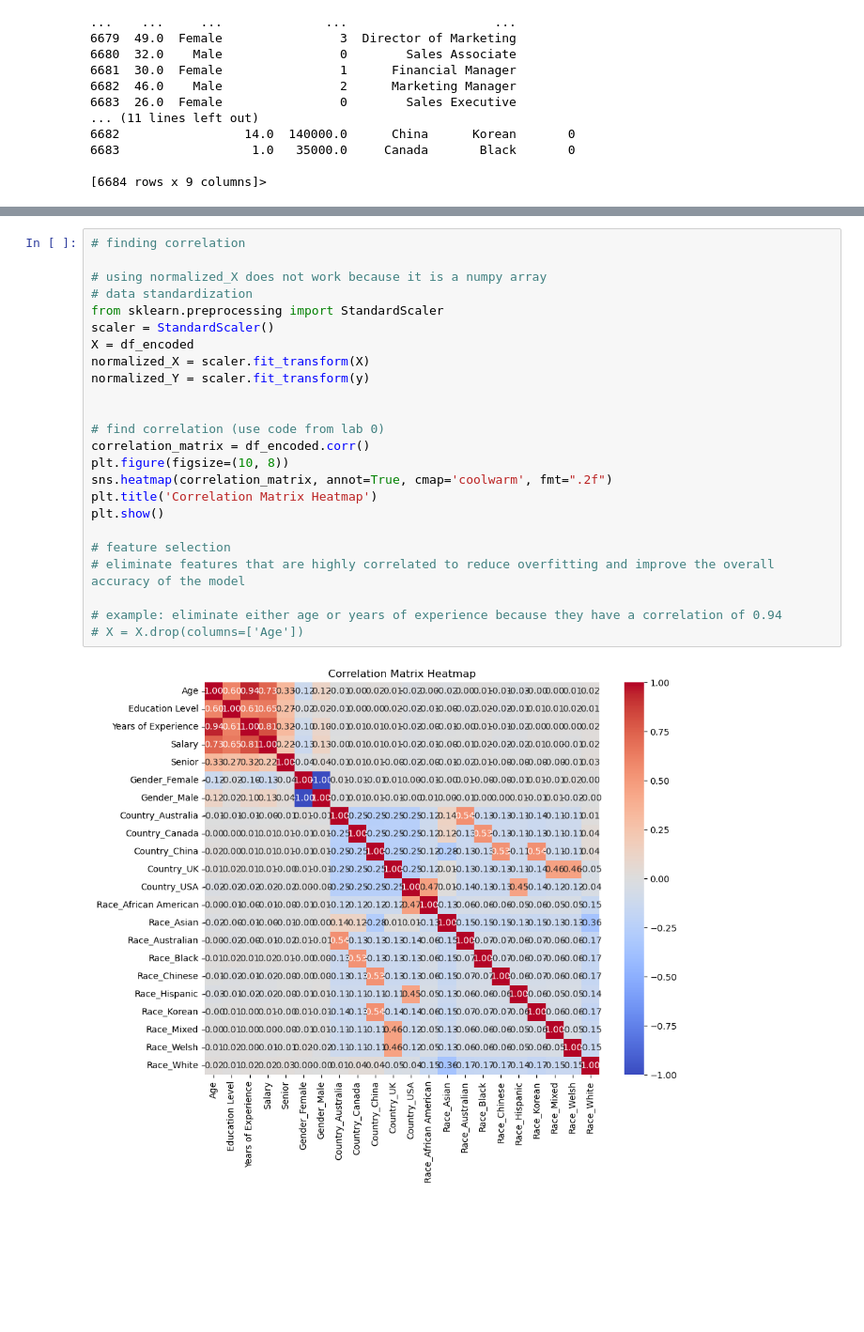
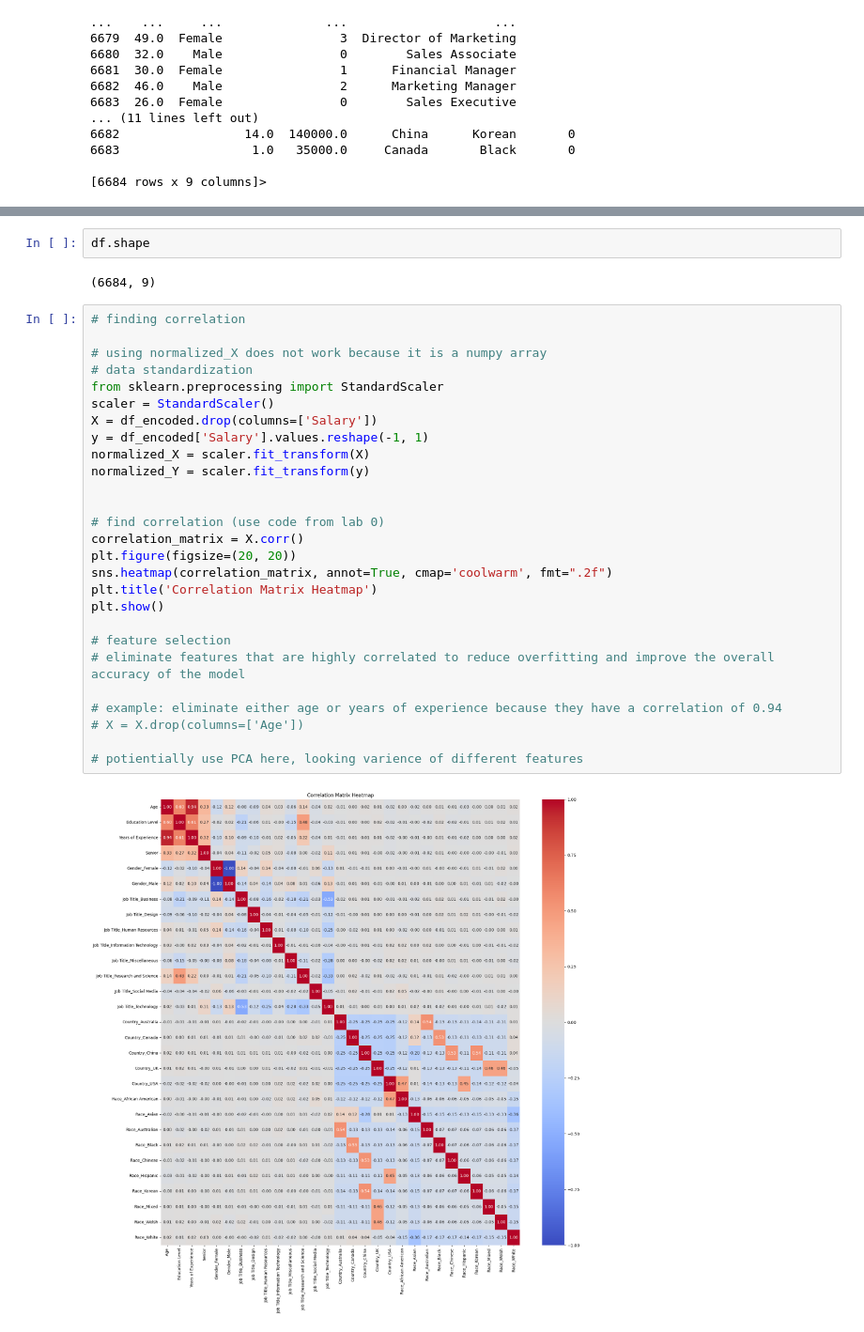
Before and after one commit to ruohan8/ECS171Project, a Jupyter notebook: Project.ipynb, the cells around one changed output, grey strips where cells are left out. Shown at 94% size. Cells and saved outputs as stored; diff of their text form; blank space fills up the shorter version.

```diff
--- a/Project.ipynb
+++ b/Project.ipynb
@@ -368,27 +358,34 @@ Name: Years of Experience, Length: 69, dtype: float64
+# %%
+df.shape
+# %% [output]
+(6684, 9)
 # %%
 # finding correlation
 
 # using normalized_X does not work because it is a numpy array
 # data standardization
 from sklearn.preprocessing import StandardScaler
 scaler = StandardScaler()
-X = df_encoded
+X = df_encoded.drop(columns=['Salary'])
+y = df_encoded['Salary'].values.reshape(-1, 1)
 normalized_X = scaler.fit_transform(X)
 normalized_Y = scaler.fit_transform(y)
 
 
 # find correlation (use code from lab 0)
-correlation_matrix = df_encoded.corr()
-plt.figure(figsize=(10, 8))
+correlation_matrix = X.corr()
+plt.figure(figsize=(20, 20))
 sns.heatmap(correlation_matrix, annot=True, cmap='coolwarm', fmt=".2f")
 plt.title('Correlation Matrix Heatmap')
 plt.show()
 
 # feature selection
 # eliminate features that are highly correlated to reduce overfitting and improve the overall accuracy of the model
 
 # example: eliminate either age or years of experience because they have a correlation of 0.94
 # X = X.drop(columns=['Age'])
+
+# potientially use PCA here, looking varience of different features
 # %% [output]
-[figure, old version]
+[figure, new version]
 # %%
```
Also changed, not shown: parts of 10 cells of this notebook.
